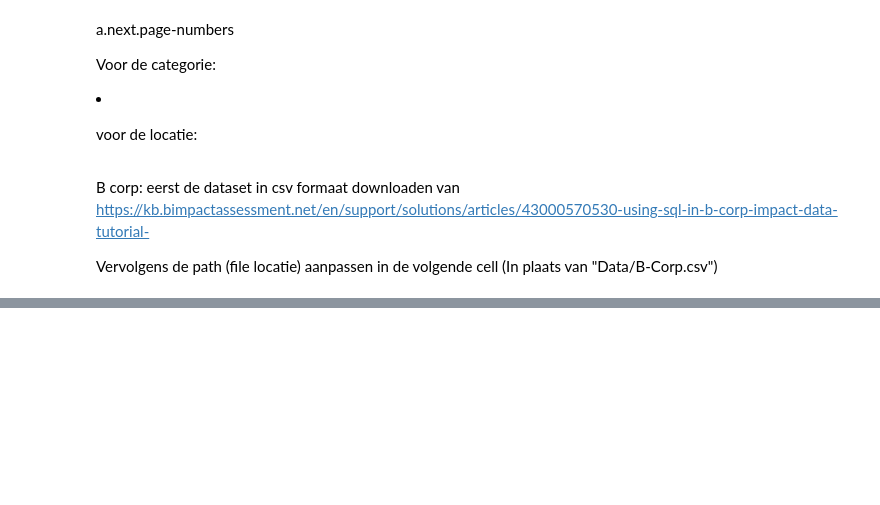
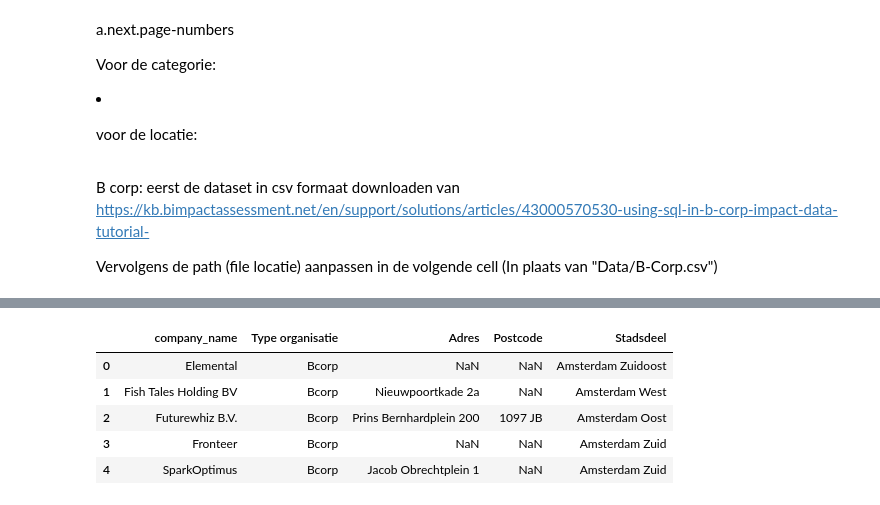
Before and after one commit to Rmjvanengelen/Impact-data-scraper, a Jupyter notebook: Scraper_impact.ipynb, the cells around one changed output, grey strips where cells are left out. Saved outputs shown, nothing was run; the diff lists cells and outputs as text; code cells hidden in the pictures; blank space fills up the shorter version.

```diff
--- a/Scraper_impact.ipynb
+++ b/Scraper_impact.ipynb
@@ -314,6 +301,15 @@ bcorp_old = pd.read_excel(r"C:\Users\engele016\OneDrive - Gemeente Amsterdam\Doc
 # %%
 #rename "Naam" column to "company_name"
 bcorp_old = bcorp_old.rename(columns={"Naam": "company_name"})
+# %%
+bcorp_old.head()
+# %% [output]
+|  | company_name | Type organisatie | Adres | Postcode | Stadsdeel |
+| 0 | Elemental | Bcorp | NaN | NaN | Amsterdam Zuidoost |
+| 1 | Fish Tales Holding BV | Bcorp | Nieuwpoortkade 2a | NaN | Amsterdam West |
+| 2 | Futurewhiz B.V. | Bcorp | Prins Bernhardplein 200 | 1097 JB | Amsterdam Oost |
+| 3 | Fronteer | Bcorp | NaN | NaN | Amsterdam Zuid |
+| 4 | SparkOptimus | Bcorp | Jacob Obrechtplein 1 | NaN | Amsterdam Zuid |
 # %%
 import pandas as pd
 
```
Also changed, not shown: parts of 18 cells of this notebook, 1 other file.
